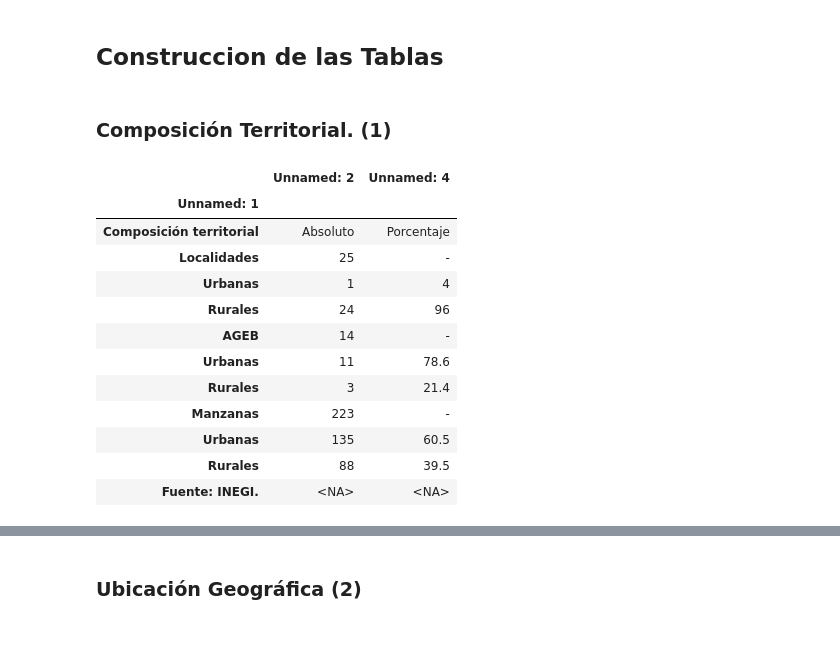
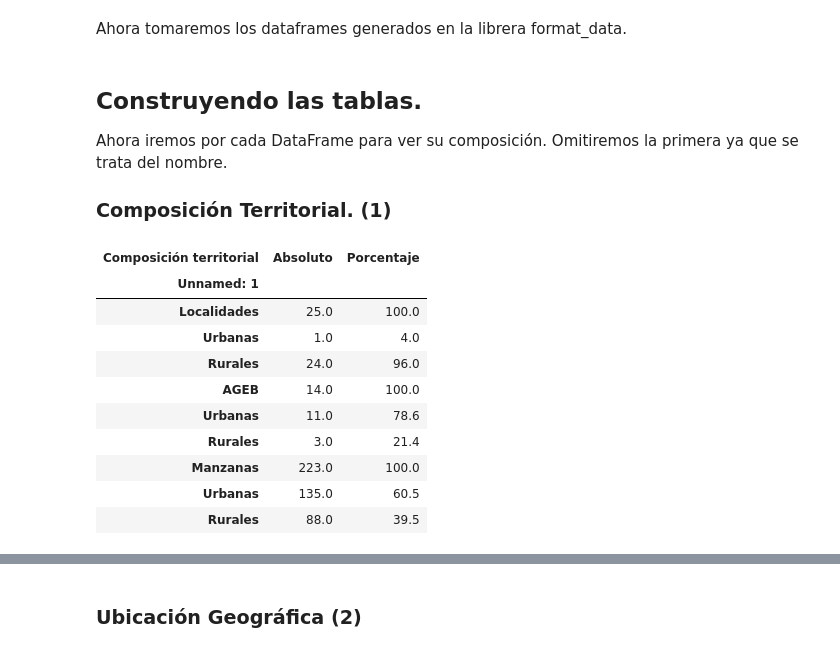
Before and after one commit to Dust1920/SIM26, a Jupyter notebook: tidy/sim.ipynb, the cells around one changed output, grey strips where cells are left out. Saved outputs shown, nothing was run; the diff lists cells and outputs as text; code cells hidden in the pictures.

```diff
--- a/tidy/sim.ipynb
+++ b/tidy/sim.ipynb
@@ -17,27 +12,36 @@ sonora = {municipio: indicators_tables.indicators_tables(Sonora, municipio) for
-# %% [markdown]
-## Construccion de las Tablas
-# %% [markdown]
-### Composición Territorial. (1)
+# %% [markdown]
+Ahora tomaremos los dataframes generados en la librera format_data.
+# %%
+import indicators_tables as format_code
+sonora = {municipio: format_code.indicators_tables(Sonora, municipio) for municipio in Municipios}
+
+
+def save_df(df: pd.DataFrame, filename: str):
+    save_path = "..\\tidy_data\\"
+    df.to_excel(save_path + filename)
+# %% [markdown]
+## Construyendo las tablas.
+
+Ahora iremos por cada DataFrame para ver su composición. Omitiremos la primera ya que se trata del nombre.
+
+### Composición Territorial. (1)
 # %%
-mun_0 = Municipios[0]
-def base_format(mun, i: int):
-    df = sonora[mun][i].copy()
-    df.set_index(df.columns[0],inplace=True)
-    df = df.replace({'nan': pd.NA}).dropna(axis = 1, how  = 'all').drop(columns = 'NA')
-    return df
-df = base_format(mun_0, 1)
+mun = Municipios[0]
+df = sonora[mun][1].copy()
+df.set_index('Unnamed: 1',inplace=True)
+df = df.replace({'nan': pd.NA}).dropna(axis = 1, how  = 'all').drop(columns = 'NA')
+df.columns = df.iloc[0,:]
+df = df.drop(index = ['Composición territorial','Fuente: INEGI.']).replace({'-' : 100}).astype(float)
 df
 # %% [output]
-|  | Unnamed: 2 | Unnamed: 4 |
+| Composición territorial | Absoluto | Porcentaje |
 | Unnamed: 1 |  |  |
-| Composición territorial | Absoluto | Porcentaje |
-| Localidades | 25 | - |
-| Urbanas | 1 | 4 |
-| Rurales | 24 | 96 |
-| AGEB | 14 | - |
-| Urbanas | 11 | 78.6 |
-| Rurales | 3 | 21.4 |
-| Manzanas | 223 | - |
-| Urbanas | 135 | 60.5 |
-| Rurales | 88 | 39.5 |
-| Fuente: INEGI. | <NA> | <NA> |
+| Localidades | 25.0 | 100.0 |
+| Urbanas | 1.0 | 4.0 |
+| Rurales | 24.0 | 96.0 |
+| AGEB | 14.0 | 100.0 |
+| Urbanas | 11.0 | 78.6 |
+| Rurales | 3.0 | 21.4 |
+| Manzanas | 223.0 | 100.0 |
+| Urbanas | 135.0 | 60.5 |
+| Rurales | 88.0 | 39.5 |
```
Also changed, not shown: parts of 146 cells of this notebook.
